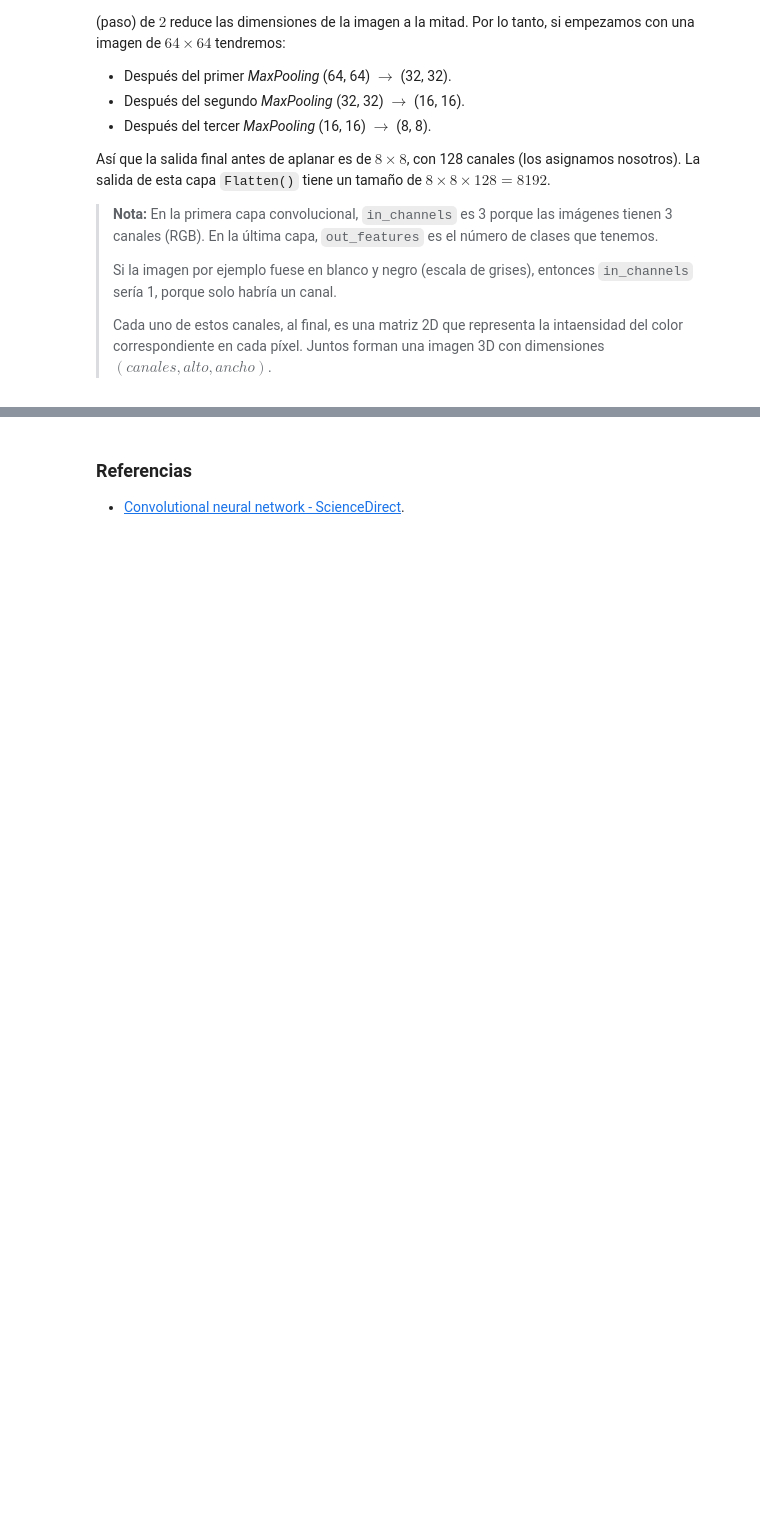
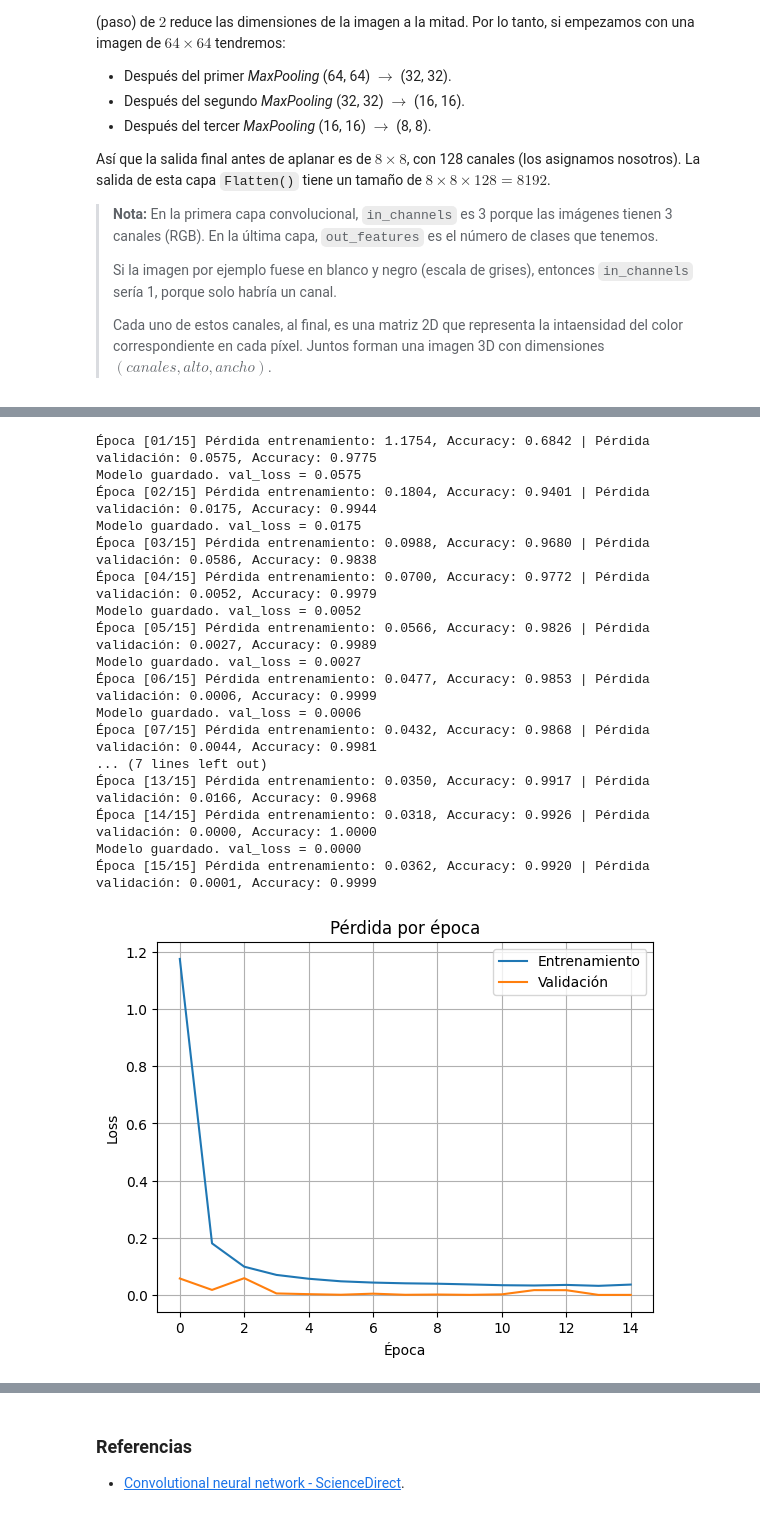
Before and after one commit to Carmoruda/IA_II, a Jupyter notebook: Practica 3/L3P1-FandV.ipynb, the cells around one changed output, grey strips where cells are left out. Drawn from its saved outputs; the diff is of its cells as text; code cells hidden in the pictures; blank space fills up the shorter version.

Commit message:
Entrenamiento y validacion

```diff
--- a/Practica 3/L3P1-FandV.ipynb
+++ b/Practica 3/L3P1-FandV.ipynb
@@ -83,7 +84,7 @@ loader_entrenamiento = DataLoader(dataset_entrenamiento, batch_size=32, shuffle=
 loader_validacion = DataLoader(dataset_validacion, batch_size=32, shuffle=False)
 
 # Número de clases (etiquetas diferentes)
-num_classes = len(dataset.classes)
+num_clases = len(dataset.classes)
 
 # Mostramos la información del dataset
 print("---------------------------------------------------------------------------------")
@@ -102,7 +103,7 @@ print(f"* Número de batches de validación: {len(loader_validacion)}")
 print(f"* Tamaño de cada batch de entrenamiento: {loader_entrenamiento.batch_size}")
 print(f"* Tamaño de cada batch de validación: {loader_validacion.batch_size}")
 print("\n")
-print(f"* Número de clases: {num_classes}")
+print(f"* Número de clases: {num_clases}")
 print(f"* Ejemplo de clases: {dataset.classes[30:34]}")
 # %% [output]
 ---------------------------------------------------------------------------------
@@ -149,7 +150,7 @@ Así que la salida final antes de aplanar es de $8 \times 8$, con 128 canales (l
 > Cada uno de estos canales, al final, es una matriz 2D que representa la intaensidad del color correspondiente en cada píxel. Juntos forman una imagen 3D con dimensiones $(canales, alto, ancho)$.
 # %%
 class ClasificadorCNN(nn.Module):
-    def __init__(self, num_classes):
+    def __init__(self, num_clases, filtros=(32, 64, 128), capa_densa_num_neuronas=256, dropout=0.5):
         # Incializamos la clase padre nn.Module
         # para poder usar todas sus funcionalidades
         # (como el método forward, que define cómo seprocesa la entrada)
@@ -157,17 +158,17 @@ class ClasificadorCNN(nn.Module):
 
         self.modelo = nn.Sequential(
             # Primera capa convolucional
-            nn.Conv2d(in_channels=3, out_channels=32, kernel_size=3, padding=1),
+            nn.Conv2d(in_channels=3, out_channels=filtros[0], kernel_size=3, padding=1),
             nn.ReLU(),
             nn.MaxPool2d(kernel_size=2, stride=2),
 
             # Segunda capa convolucional
-            nn.Conv2d(in_channels=32, out_channels=64, kernel_size=3, padding=1),
+            nn.Conv2d(in_channels=filtros[0], out_channels=filtros[1], kernel_size=3, padding=1),
             nn.ReLU(),
             nn.MaxPool2d(kernel_size=2, stride=2),
 
             # Tercera capa convolucional
-            nn.Conv2d(in_channels=64, out_channels=128, kernel_size=3, padding=1),
+            nn.Conv2d(in_channels=filtros[1], out_channels=filtros[2], kernel_size=3, padding=1),
             nn.ReLU(),
             nn.MaxPool2d(kernel_size=2, stride=2),
 
@@ -176,12 +177,12 @@ class ClasificadorCNN(nn.Module):
             nn.Flatten(),
 
             # Capa densa (lineal) de salida
-            nn.Linear(128 * 8 * 8, 256),
+            nn.Linear(filtros[2] * 8 * 8, capa_densa_num_neuronas),
             nn.ReLU(),
-            nn.Dropout(0.5),
+            nn.Dropout(dropout),
 
             # Capa de salida (número de clases)
-            nn.Linear(256, num_classes)
+            nn.Linear(capa_densa_num_neuronas, num_clases)
         )
 
     def forward(self, x):
@@ -188,0 +308,31 @@ class ClasificadorCNN(nn.Module):
+# %%
+# Experimento 1: configuración base
+modelo_1 = ClasificadorCNN(num_clases, filtros=(32, 64, 128), capa_densa_num_neuronas=256, dropout=0.5)
+entrenar_modelo(modelo_1, loader_entrenamiento, loader_validacion, num_epocas=15, learning_rate=0.001, nombre_guardado="output/modelo_exp1.pth")
+
+# Experimento 2: red más grande, sin dropout
+modelo_2 = ClasificadorCNN(num_clases, filtros=(64, 128, 256), capa_densa_num_neuronas=512, dropout=0.0)
+entrenar_modelo(modelo_2, loader_entrenamiento, loader_validacion, num_epocas=15, learning_rate=0.001, nombre_guardado="output/modelo_exp2.pth")
+
+# Experimento 3: igual que base, pero con learning rate más bajo
+modelo_3 = ClasificadorCNN(num_clases, filtros=(32, 64, 128), capa_densa_num_neuronas=256, dropout=0.5)
+entrenar_modelo(modelo_3, loader_entrenamiento, loader_validacion, num_epocas=15, learning_rate=0.0005, nombre_guardado="output/modelo_exp3.pth")
+# %% [output]
+Época [01/15] Pérdida entrenamiento: 1.1754, Accuracy: 0.6842 | Pérdida validación: 0.0575, Accuracy: 0.9775
+Modelo guardado. val_loss = 0.0575
+Época [02/15] Pérdida entrenamiento: 0.1804, Accuracy: 0.9401 | Pérdida validación: 0.0175, Accuracy: 0.9944
+Modelo guardado. val_loss = 0.0175
+Época [03/15] Pérdida entrenamiento: 0.0988, Accuracy: 0.9680 | Pérdida validación: 0.0586, Accuracy: 0.9838
+Época [04/15] Pérdida entrenamiento: 0.0700, Accuracy: 0.9772 | Pérdida validación: 0.0052, Accuracy: 0.9979
+Modelo guardado. val_loss = 0.0052
+Época [05/15] Pérdida entrenamiento: 0.0566, Accuracy: 0.9826 | Pérdida validación: 0.0027, Accuracy: 0.9989
+Modelo guardado. val_loss = 0.0027
+Época [06/15] Pérdida entrenamiento: 0.0477, Accuracy: 0.9853 | Pérdida validación: 0.0006, Accuracy: 0.9999
+Modelo guardado. val_loss = 0.0006
+Época [07/15] Pérdida entrenamiento: 0.0432, Accuracy: 0.9868 | Pérdida validación: 0.0044, Accuracy: 0.9981
+... (7 lines left out)
+Época [13/15] Pérdida entrenamiento: 0.0350, Accuracy: 0.9917 | Pérdida validación: 0.0166, Accuracy: 0.9968
+Época [14/15] Pérdida entrenamiento: 0.0318, Accuracy: 0.9926 | Pérdida validación: 0.0000, Accuracy: 1.0000
+Modelo guardado. val_loss = 0.0000
+Época [15/15] Pérdida entrenamiento: 0.0362, Accuracy: 0.9920 | Pérdida validación: 0.0001, Accuracy: 0.9999
+[figure, added]
```
Also changed, not shown: parts of 6 cells of this notebook, 10 other files.
